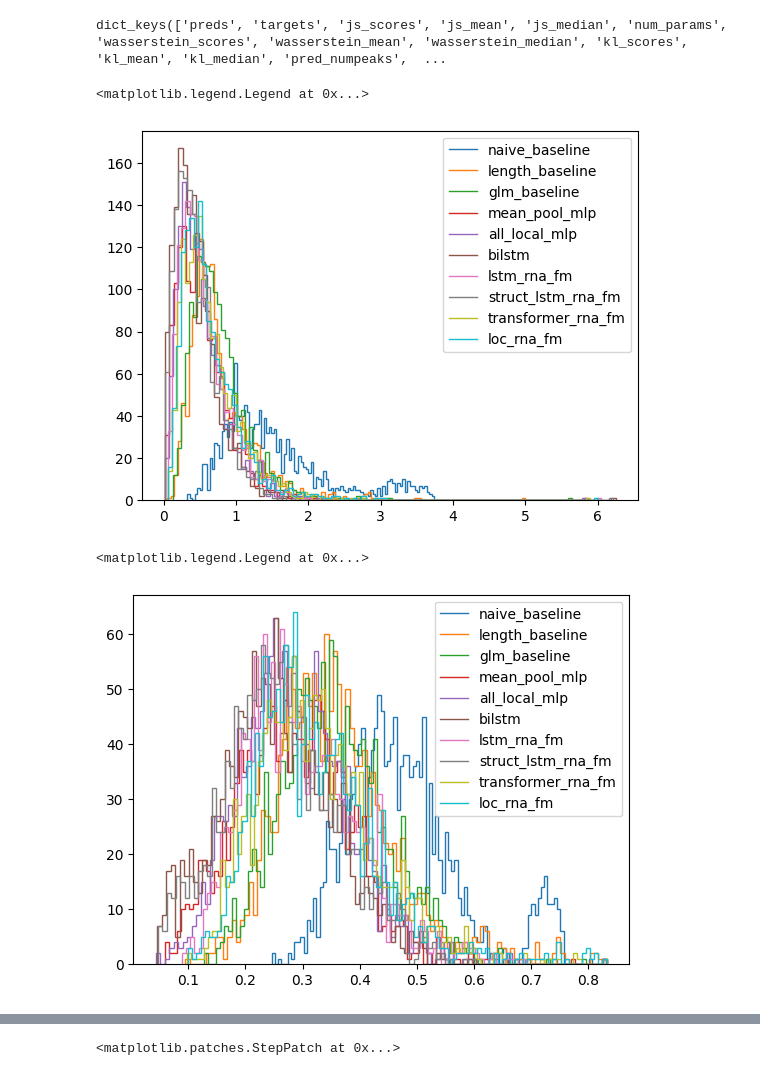
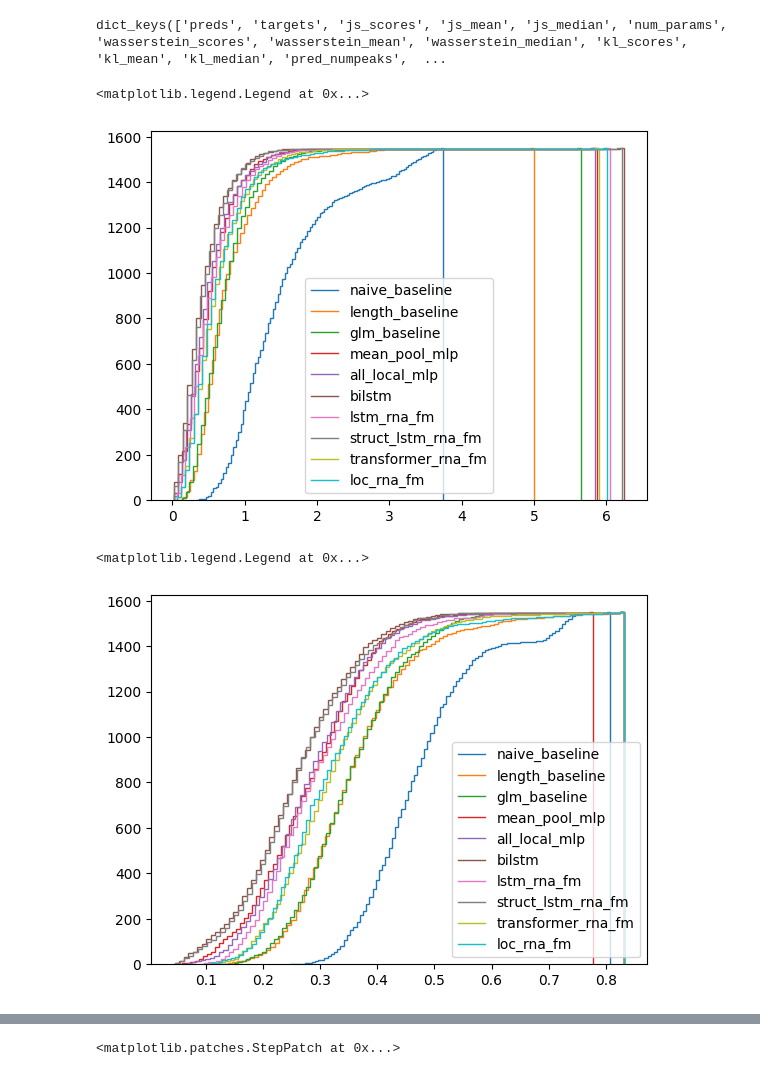
Before and after one commit to julius-2027/cs229_rna_folding, a Jupyter notebook: modular_setup_improved_optimized/model_predictions.ipynb, the cells around one changed output, grey strips where cells are left out. Drawn from its saved outputs; the diff is of its cells as text; code cells hidden in the pictures.

Commit message:
analysis of multimodality in model predictions

```diff
--- a/modular_setup_improved_optimized/model_predictions.ipynb
+++ b/modular_setup_improved_optimized/model_predictions.ipynb
@@ -1511,7 +1548,10 @@ for model in MODEL_ORDER:
     print(model, recall_1peak, recall_multipeak, prec_1peak, prec_multipeak)
 
 target_numpeaks = eval_results['naive_baseline']['target_numpeaks']
+target_unimodal = target_numpeaks==1
 for pred_numpeaks in [np.ones(target_numpeaks.size), 2*np.ones(target_numpeaks.size)]:
+    pred_unimodal = pred_numpeaks==1
+
     one_peak_mask = target_unimodal==1
     recall_1peak = np.sum((pred_unimodal == target_unimodal)[one_peak_mask])/np.sum(one_peak_mask)
     recall_multipeak = np.sum((pred_unimodal == target_unimodal)[np.logical_not(one_peak_mask)])/np.sum(np.logical_not(one_peak_mask))
@@ -1535,0 +1717,6 @@ loc_rna_fm 0.8810198300283286 0.021352313167259787 0.42985487214927437 0.1764705
+# %%
+hist, edges = np.histogram(eval_results['naive_baseline']['target_numpeaks'], np.arange(0,10,0.1))
+plt.stairs(hist, edges)
+
+hist, edges = np.histogram(eval_results['bilstm']['pred_numpeaks'], np.arange(0,10,0.1))
+plt.stairs(hist, edges)
@@ -1535,0 +1834,29 @@ loc_rna_fm 0.8810198300283286 0.021352313167259787 0.42985487214927437 0.1764705
+# %%
+for model in MODEL_ORDER:
+    pred_unimodal = eval_results[model]['pred_numpeaks']==1
+    target_unimodal = eval_results[model]['target_numpeaks']==1
+
+    one_peak_mask = target_unimodal==1
+    recall_1peak = np.sum((pred_unimodal == target_unimodal)[one_peak_mask])/np.sum(one_peak_mask)
+    recall_multipeak = np.sum((pred_unimodal == target_unimodal)[np.logical_not(one_peak_mask)])/np.sum(np.logical_not(one_peak_mask))
+    eval_results[model]['recall_1peak'] = recall_1peak
+    eval_results[model]['recall_multipeak'] = recall_multipeak
+
+    one_peak_mask = pred_unimodal==1
+    prec_1peak = np.sum((pred_unimodal == target_unimodal)[one_peak_mask])/np.sum(one_peak_mask)
+    prec_multipeak = np.sum((pred_unimodal == target_unimodal)[np.logical_not(one_peak_mask)])/np.sum(np.logical_not(one_peak_mask))
+    eval_results[model]['prec_1peak'] = prec_1peak
+    eval_results[model]['prec_multipeak'] = prec_multipeak
+
+    print(model, recall_1peak, recall_multipeak, prec_1peak, prec_multipeak)
+
+target_numpeaks = eval_results['naive_baseline']['target_numpeaks']
+for pred_numpeaks in [np.ones(target_numpeaks.size), 2*np.ones(target_numpeaks.size)]:
+    one_peak_mask = target_unimodal==1
+    recall_1peak = np.sum((pred_unimodal == target_unimodal)[one_peak_mask])/np.sum(one_peak_mask)
+    recall_multipeak = np.sum((pred_unimodal == target_unimodal)[np.logical_not(one_peak_mask)])/np.sum(np.logical_not(one_peak_mask))
+
+    one_peak_mask = pred_unimodal==1
+    prec_1peak = np.sum((pred_unimodal == target_unimodal)[one_peak_mask])/np.sum(one_peak_mask)
+    prec_multipeak = np.sum((pred_unimodal == target_unimodal)[np.logical_not(one_peak_mask)])/np.sum(np.logical_not(one_peak_mask))
+    print(recall_1peak, recall_multipeak, prec_1peak, prec_multipeak)
@@ -1542,21 +1882,21 @@ dict_keys(['preds', 'targets', 'js_scores', 'js_mean', 'js_median', 'num_params'
 # %%
 for model in MODEL_ORDER:
     hist, bin_edges = np.histogram(eval_results[model]['wasserstein_scores'], bins=100)
-    plt.stairs(hist, bin_edges, label=model)
+    plt.stairs(np.cumsum(hist), bin_edges, label=model)
 
 plt.legend()
 # %% [output]
 <matplotlib.legend.Legend at 0x...>
-[figure, old version]
+[figure, new version]
 # %%
 for model in MODEL_ORDER:
     hist, bin_edges = np.histogram(eval_results[model]['js_scores'], bins=100)
-    plt.stairs(hist, bin_edges, label=model)
+    plt.stairs(np.cumsum(hist), bin_edges, label=model)
 
 plt.legend()
 # %% [output]
 <matplotlib.legend.Legend at 0x...>
-[figure, old version]
+[figure, new version]
 # %%
 for model in MODEL_ORDER:
     hist, bin_edges = np.histogram(eval_results[model]['kl_scores'], bins=100)
```
Also changed, not shown: parts of 50 cells of this notebook, 1 other file.
